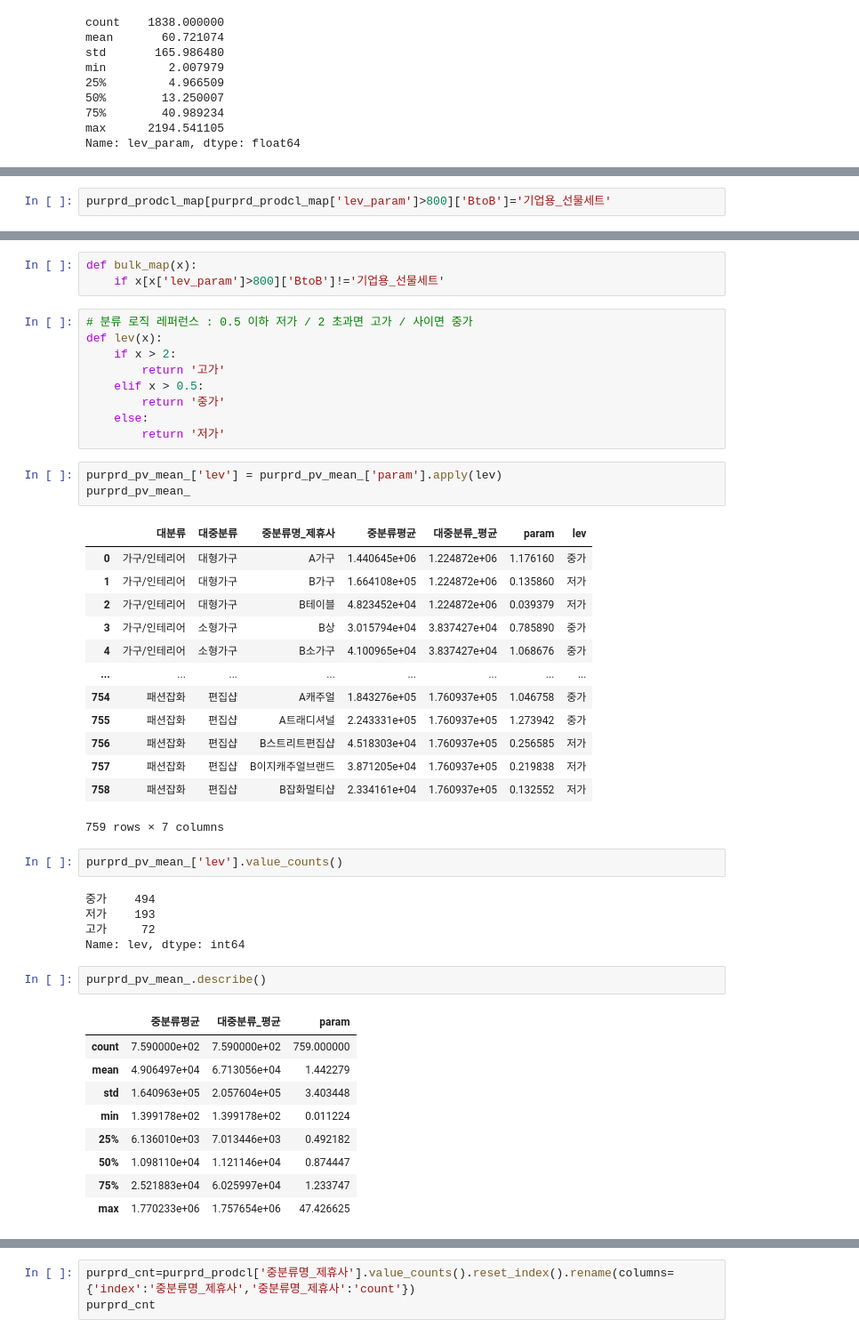
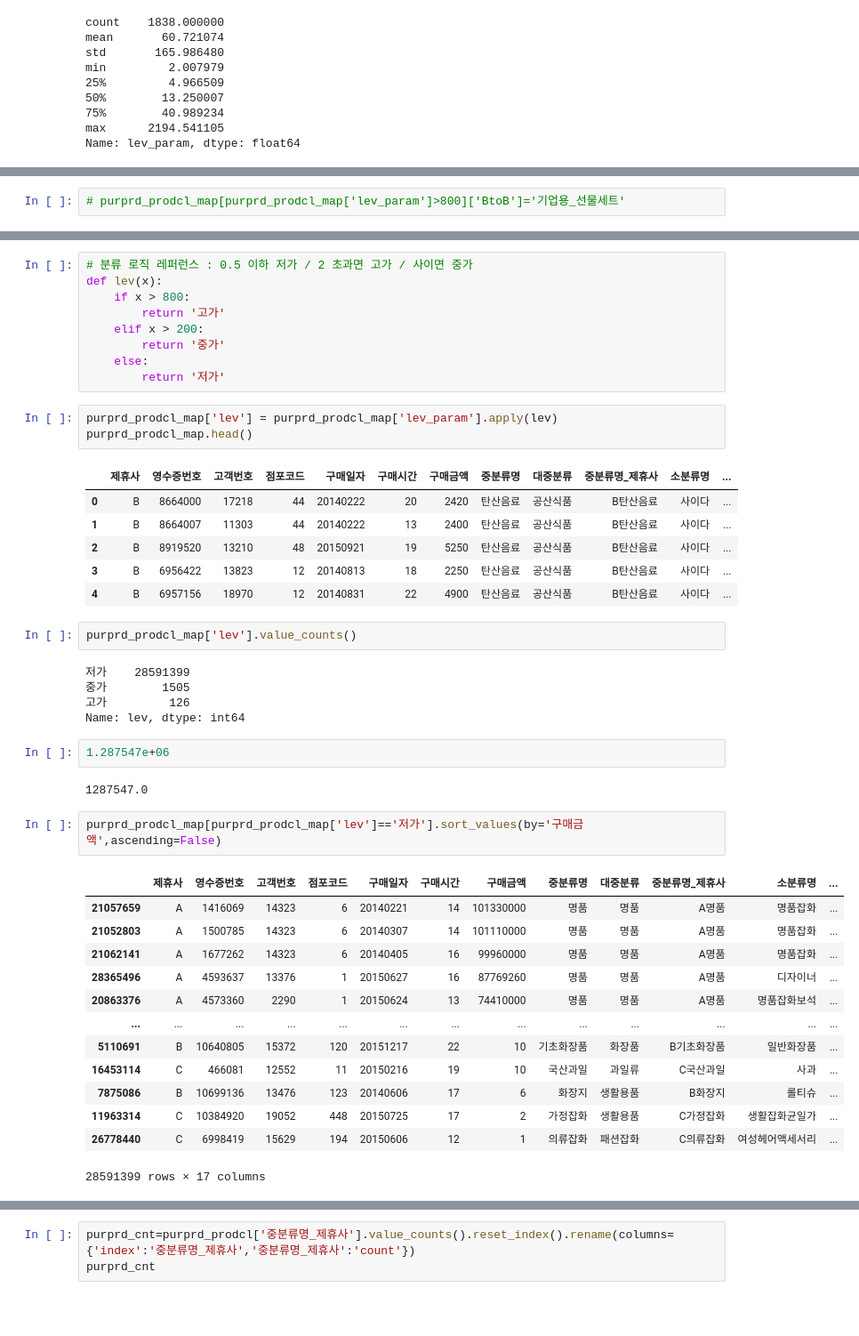
Before and after one commit to PKLH/cakd_LP, a Jupyter notebook: WorkSpace/Kim/EDA_minsup.ipynb, the cells around one changed output, grey strips where cells are left out. Shown at 89% size. Cells and saved outputs as stored; diff of their text form; blank space fills up the shorter version.

```diff
--- a/WorkSpace/Kim/EDA_minsup.ipynb
+++ b/WorkSpace/Kim/EDA_minsup.ipynb
@@ -2179,2 +2207,2 @@ purprd_prodcl_map.head()
 # %%
-purprd_prodcl_map[purprd_prodcl_map['lev_param']>800]['BtoB']='기업용_선물세트'
+# purprd_prodcl_map[purprd_prodcl_map['lev_param']>800]['BtoB']='기업용_선물세트'
@@ -2190,49 +2209,47 @@ for i in purprd_prodcl_map.iterrows():
-# %%
-def bulk_map(x):
-    if x[x['lev_param']>800]['BtoB']!='기업용_선물세트'
 # %%
 # 분류 로직 레퍼런스 : 0.5 이하 저가 / 2 초과면 고가 / 사이면 중가
 def lev(x):
-    if x > 2:
+    if x > 800:
         return '고가'
-    elif x > 0.5:
+    elif x > 200:
         return '중가'
     else:
         return '저가'
 # %%
-purprd_pv_mean_['lev'] = purprd_pv_mean_['param'].apply(lev)
-purprd_pv_mean_
+purprd_prodcl_map['lev'] = purprd_prodcl_map['lev_param'].apply(lev)
+purprd_prodcl_map.head()
 # %% [output]
-|  | 대분류 | 대중분류 | 중분류명_제휴사 | 중분류평균 | 대중분류_평균 | param | lev |
-| 0 | 가구/인테리어 | 대형가구 | A가구 | 1.440645e+06 | 1.224872e+06 | 1.176160 | 중가 |
-| 1 | 가구/인테리어 | 대형가구 | B가구 | 1.664108e+05 | 1.224872e+06 | 0.135860 | 저가 |
-| 2 | 가구/인테리어 | 대형가구 | B테이블 | 4.823452e+04 | 1.224872e+06 | 0.039379 | 저가 |
-| 3 | 가구/인테리어 | 소형가구 | B상 | 3.015794e+04 | 3.837427e+04 | 0.785890 | 중가 |
-| 4 | 가구/인테리어 | 소형가구 | B소가구 | 4.100965e+04 | 3.837427e+04 | 1.068676 | 중가 |
-| ... | ... | ... | ... | ... | ... | ... | ... |
-| 754 | 패션잡화 | 편집샵 | A캐주얼 | 1.843276e+05 | 1.760937e+05 | 1.046758 | 중가 |
-| 755 | 패션잡화 | 편집샵 | A트래디셔널 | 2.243331e+05 | 1.760937e+05 | 1.273942 | 중가 |
-| 756 | 패션잡화 | 편집샵 | B스트리트편집샵 | 4.518303e+04 | 1.760937e+05 | 0.256585 | 저가 |
-| 757 | 패션잡화 | 편집샵 | B이지캐주얼브랜드 | 3.871205e+04 | 1.760937e+05 | 0.219838 | 저가 |
-| 758 | 패션잡화 | 편집샵 | B잡화멀티샵 | 2.334161e+04 | 1.760937e+05 | 0.132552 | 저가 |
+|  | 제휴사 | 영수증번호 | 고객번호 | 점포코드 | 구매일자 | 구매시간 | 구매금액 | 중분류명 | 대중분류 | 중분류명_제휴사 | 소분류명 | ... |
+| 0 | B | 8664000 | 17218 | 44 | 20140222 | 20 | 2420 | 탄산음료 | 공산식품 | B탄산음료 | 사이다 | ... |
+| 1 | B | 8664007 | 11303 | 44 | 20140222 | 13 | 2400 | 탄산음료 | 공산식품 | B탄산음료 | 사이다 | ... |
+| 2 | B | 8919520 | 13210 | 48 | 20150921 | 19 | 5250 | 탄산음료 | 공산식품 | B탄산음료 | 사이다 | ... |
+| 3 | B | 6956422 | 13823 | 12 | 20140813 | 18 | 2250 | 탄산음료 | 공산식품 | B탄산음료 | 사이다 | ... |
+| 4 | B | 6957156 | 18970 | 12 | 20140831 | 22 | 4900 | 탄산음료 | 공산식품 | B탄산음료 | 사이다 | ... |
-759 rows × 7 columns
 # %%
-purprd_pv_mean_['lev'].value_counts()
+purprd_prodcl_map['lev'].value_counts()
 # %% [output]
-중가    494
-저가    193
-고가     72
+저가    28591399
+중가        1505
+고가         126
 Name: lev, dtype: int64
+# %%
+1.287547e+06
+# %% [output]
+1287547.0
 # %%
-purprd_pv_mean_.describe()
+purprd_prodcl_map[purprd_prodcl_map['lev']=='저가'].sort_values(by='구매금액',ascending=False)
 # %% [output]
-|  | 중분류평균 | 대중분류_평균 | param |
-| count | 7.590000e+02 | 7.590000e+02 | 759.000000 |
-| mean | 4.906497e+04 | 6.713056e+04 | 1.442279 |
-| std | 1.640963e+05 | 2.057604e+05 | 3.403448 |
-| min | 1.399178e+02 | 1.399178e+02 | 0.011224 |
-| 25% | 6.136010e+03 | 7.013446e+03 | 0.492182 |
-| 50% | 1.098110e+04 | 1.121146e+04 | 0.874447 |
-| 75% | 2.521883e+04 | 6.025997e+04 | 1.233747 |
-| max | 1.770233e+06 | 1.757654e+06 | 47.426625 |
+|  | 제휴사 | 영수증번호 | 고객번호 | 점포코드 | 구매일자 | 구매시간 | 구매금액 | 중분류명 | 대중분류 | 중분류명_제휴사 | 소분류명 | ... |
+| 21057659 | A | 1416069 | 14323 | 6 | 20140221 | 14 | 101330000 | 명품 | 명품 | A명품 | 명품잡화 | ... |
+| 21052803 | A | 1500785 | 14323 | 6 | 20140307 | 14 | 101110000 | 명품 | 명품 | A명품 | 명품잡화 | ... |
+| 21062141 | A | 1677262 | 14323 | 6 | 20140405 | 16 | 99960000 | 명품 | 명품 | A명품 | 명품잡화 | ... |
+| 28365496 | A | 4593637 | 13376 | 1 | 20150627 | 16 | 87769260 | 명품 | 명품 | A명품 | 디자이너 | ... |
+| 20863376 | A | 4573360 | 2290 | 1 | 20150624 | 13 | 74410000 | 명품 | 명품 | A명품 | 명품잡화보석 | ... |
+| ... | ... | ... | ... | ... | ... | ... | ... | ... | ... | ... | ... | ... |
+| 5110691 | B | 10640805 | 15372 | 120 | 20151217 | 22 | 10 | 기초화장품 | 화장품 | B기초화장품 | 일반화장품 | ... |
+| 16453114 | C | 466081 | 12552 | 11 | 20150216 | 19 | 10 | 국산과일 | 과일류 | C국산과일 | 사과 | ... |
+| 7875086 | B | 10699136 | 13476 | 123 | 20140606 | 17 | 6 | 화장지 | 생활용품 | B화장지 | 롤티슈 | ... |
+| 11963314 | C | 10384920 | 19052 | 448 | 20150725 | 17 | 2 | 가정잡화 | 생활용품 | C가정잡화 | 생활잡화균일가 | ... |
+| 26778440 | C | 6998419 | 15629 | 194 | 20150606 | 12 | 1 | 의류잡화 | 패션잡화 | C의류잡화 | 여성헤어액세서리 | ... |
+28591399 rows × 17 columns
 # %%
```
Also changed, not shown: parts of 23 cells of this notebook.
